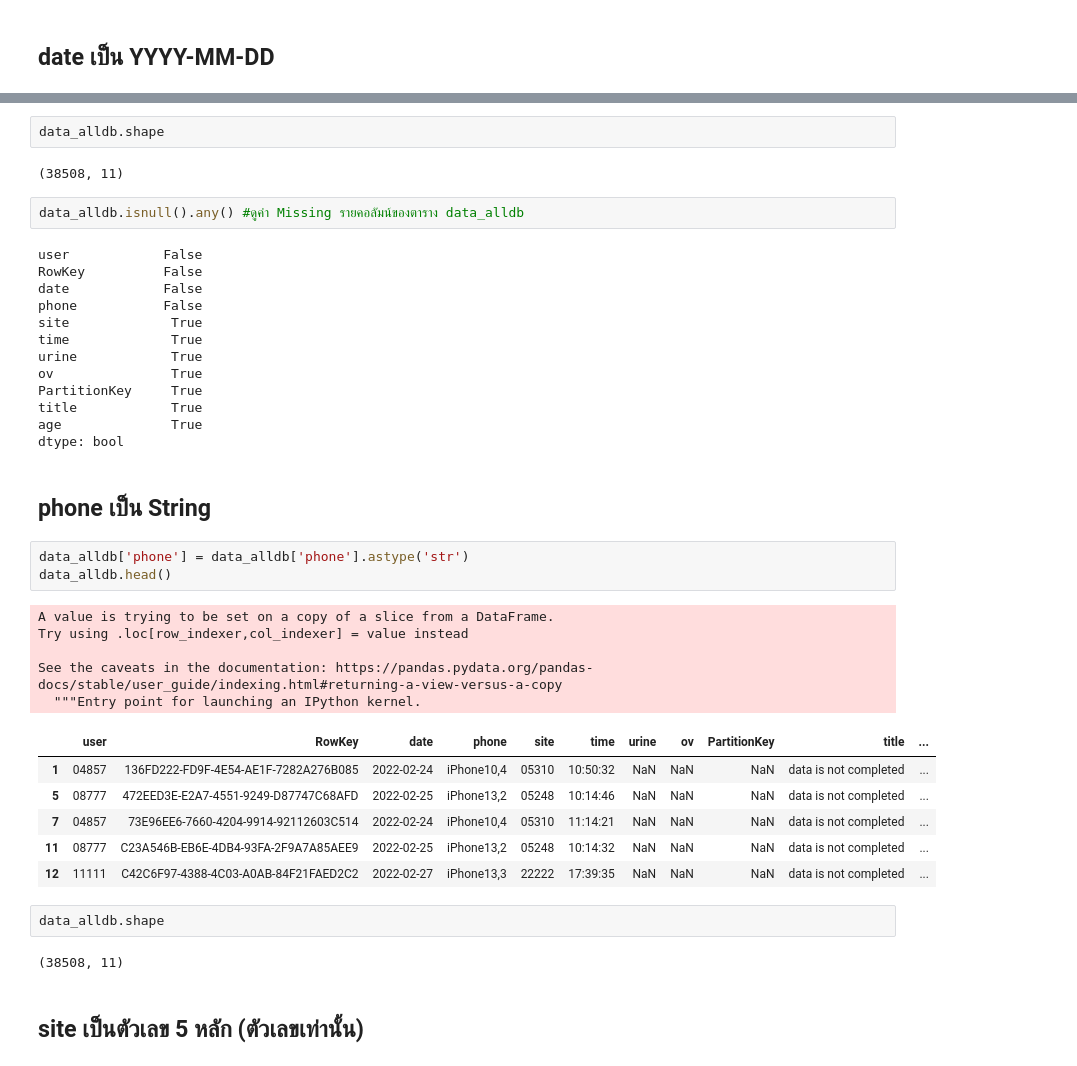
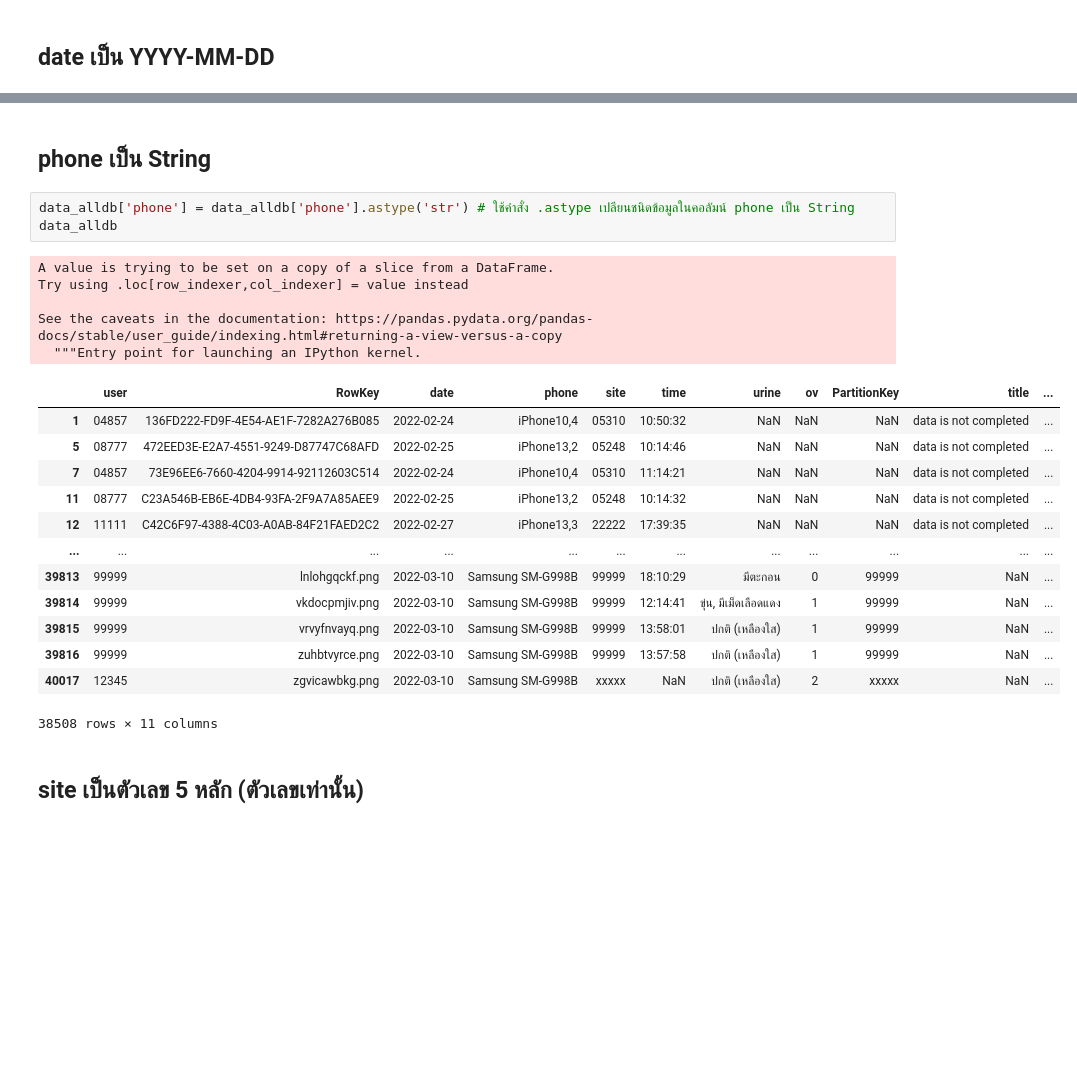
Before and after one commit to 6230204351/data_viz_2022, a Jupyter notebook: Final_Exam.ipynb, the cells around one changed output, grey strips where cells are left out. Drawn from its saved outputs; the diff is of its cells as text; blank space fills up the shorter version.

```diff
--- a/Final_Exam.ipynb
+++ b/Final_Exam.ipynb
@@ -237,43 +274,27 @@ See the caveats in the documentation: https://pandas.pydata.org/pandas-docs/stab
-# %%
-data_alldb.shape
-# %% [output]
-(38508, 11)
-# %%
-data_alldb.isnull().any() #ดูค่า Missing รายคอลัมน์ของตาราง data_alldb
-# %% [output]
-user            False
-RowKey          False
-date            False
-phone           False
-site             True
-time             True
-urine            True
-ov               True
-PartitionKey     True
-title            True
-age              True
-dtype: bool
 # %% [markdown]
 ## phone เป็น String
 # %%
-data_alldb['phone'] = data_alldb['phone'].astype('str')
-data_alldb.head()
+data_alldb['phone'] = data_alldb['phone'].astype('str') # ใช้คำสั่ง .astype เปลียนชนิดข้อมูลในคอลัมน์ phone เป็น String
+data_alldb
 # %% [output]
 A value is trying to be set on a copy of a slice from a DataFrame.
 Try using .loc[row_indexer,col_indexer] = value instead
 
 See the caveats in the documentation: https://pandas.pydata.org/pandas-docs/stable/user_guide/indexing.html#returning-a-view-versus-a-copy
   """Entry point for launching an IPython kernel.
 |  | user | RowKey | date | phone | site | time | urine | ov | PartitionKey | title | ... |
 | 1 | 04857 | 136FD222-FD9F-4E54-AE1F-7282A276B085 | 2022-02-24 | iPhone10,4 | 05310 | 10:50:32 | NaN | NaN | NaN | data is not completed | ... |
 | 5 | 08777 | 472EED3E-E2A7-4551-9249-D87747C68AFD | 2022-02-25 | iPhone13,2 | 05248 | 10:14:46 | NaN | NaN | NaN | data is not completed | ... |
 | 7 | 04857 | 73E96EE6-7660-4204-9914-92112603C514 | 2022-02-24 | iPhone10,4 | 05310 | 11:14:21 | NaN | NaN | NaN | data is not completed | ... |
 | 11 | 08777 | C23A546B-EB6E-4DB4-93FA-2F9A7A85AEE9 | 2022-02-25 | iPhone13,2 | 05248 | 10:14:32 | NaN | NaN | NaN | data is not completed | ... |
 | 12 | 11111 | C42C6F97-4388-4C03-A0AB-84F21FAED2C2 | 2022-02-27 | iPhone13,3 | 22222 | 17:39:35 | NaN | NaN | NaN | data is not completed | ... |
+| ... | ... | ... | ... | ... | ... | ... | ... | ... | ... | ... | ... |
+| 39813 | 99999 | lnlohgqckf.png | 2022-03-10 | Samsung SM-G998B | 99999 | 18:10:29 | มีตะกอน | 0 | 99999 | NaN | ... |
+| 39814 | 99999 | vkdocpmjiv.png | 2022-03-10 | Samsung SM-G998B | 99999 | 12:14:41 | ขุ่น, มีเม็ดเลือดแดง | 1 | 99999 | NaN | ... |
+| 39815 | 99999 | vrvyfnvayq.png | 2022-03-10 | Samsung SM-G998B | 99999 | 13:58:01 | ปกติ (เหลืองใส) | 1 | 99999 | NaN | ... |
+| 39816 | 99999 | zuhbtvyrce.png | 2022-03-10 | Samsung SM-G998B | 99999 | 13:57:58 | ปกติ (เหลืองใส) | 1 | 99999 | NaN | ... |
+| 40017 | 12345 | zgvicawbkg.png | 2022-03-10 | Samsung SM-G998B | xxxxx | NaN | ปกติ (เหลืองใส) | 2 | xxxxx | NaN | ... |
+38508 rows × 11 columns
-# %%
-data_alldb.shape
-# %% [output]
-(38508, 11)
 # %% [markdown]
 ## site เป็นตัวเลข 5 หลัก (ตัวเลขเท่านั้น)
 # %%
```
Also changed, not shown: parts of 42 cells of this notebook.
